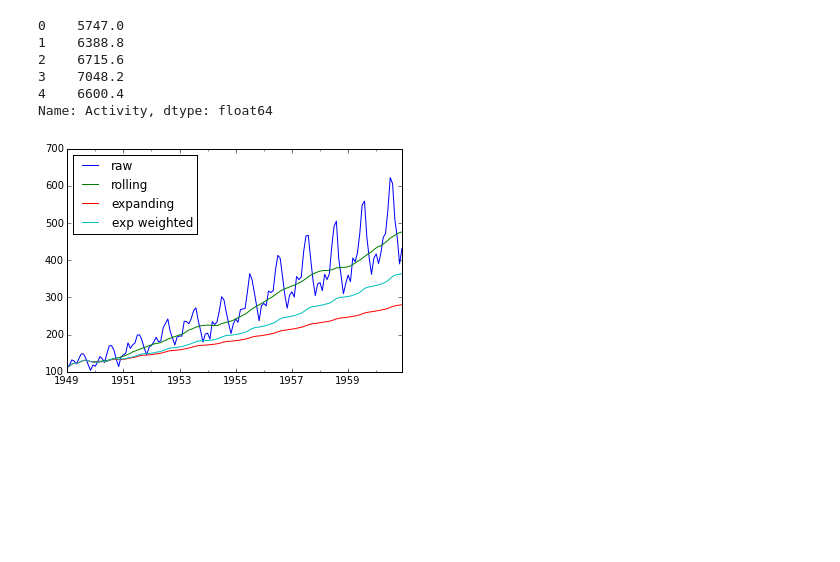
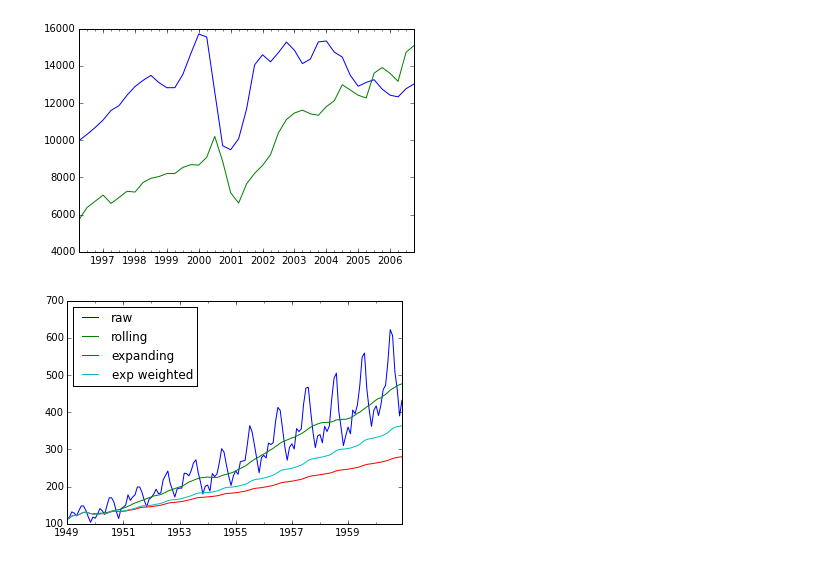
Before and after one commit to gregclinton/murphy, a Jupyter notebook: tsa.ipynb, the cells around one changed output. Drawn from its saved outputs; the diff is of its cells as text; code cells hidden in the pictures; blank space fills up the shorter version.

```diff
--- a/tsa.ipynb
+++ b/tsa.ipynb
@@ -9,15 +9,12 @@ import datasets
 # %%
 reload(datasets)
 df = datasets.approval()
-df.Approvals.head()
-df.Activity.head()
+df.index = pd.period_range('1996Q2', periods = len(df), freq = 'Q')
+df.Approvals.plot()
+df.Activity.plot()
+plt.show()
 # %% [output]
-0    5747.0
-1    6388.8
-2    6715.6
-3    7048.2
-4    6600.4
-Name: Activity, dtype: float64
+[figure, added]
 # %%
 ts = datasets.passengers()
 parts = sm.tsa.seasonal_decompose(ts.values, model = 'multiplicative', freq = 12)
```
